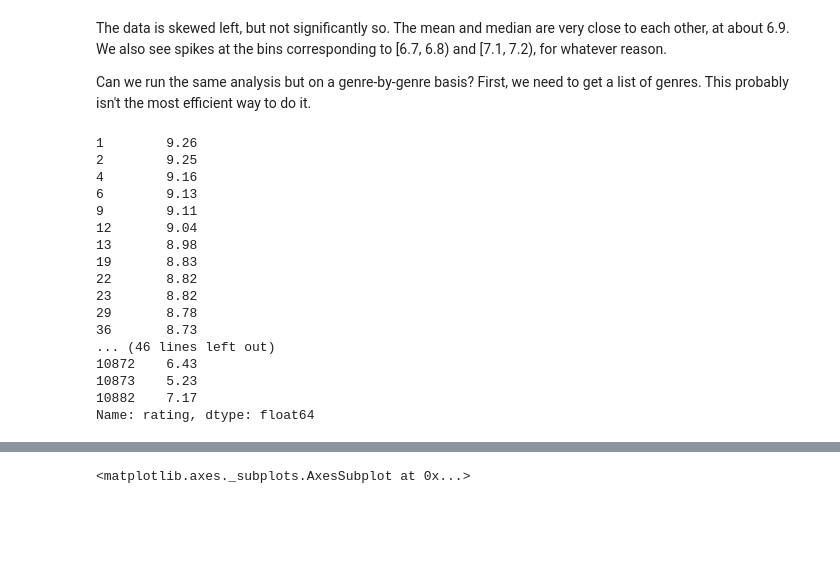
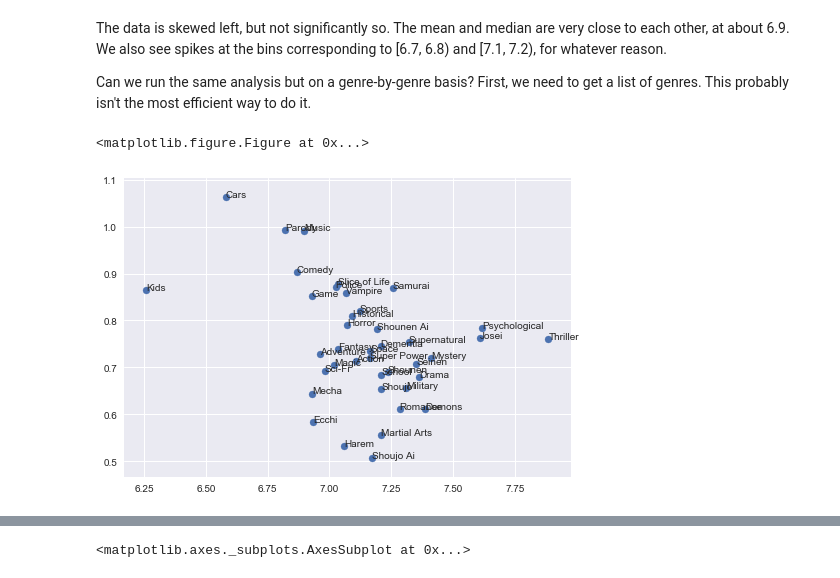
Before and after one commit to vishaalprasad/AnimeRecommendation, a Jupyter notebook: exploration.ipynb, the cells around one changed output, grey strips where cells are left out. Cells and saved outputs as stored; diff of their text form; code cells hidden in the pictures; blank space fills up the shorter version.

```diff
--- a/exploration.ipynb
+++ b/exploration.ipynb
@@ -102,27 +102,25 @@ genres = anime.genre.apply(lambda x: str(x).split(","))
 genres2 = genres.apply(pd.Series)
 all_genres = []
 for i in range(len(genres2.columns)):
+    genres2[i] = genres2[i].str.strip()
     all_genres += map(lambda s: str(s).strip(), list(genres2[i].unique()))
 all_genres = list(np.unique(all_genres))
 all_genres.remove('nan')
-# %%
-for genre in all_genres:
-    ratings = anime.rating[genres.map(lambda x: 'Action' in x)]
-# %% [output]
-1        9.26
-2        9.25
-4        9.16
-6        9.13
-9        9.11
-12       9.04
-13       8.98
-19       8.83
-22       8.82
-23       8.82
-29       8.78
-36       8.73
-... (46 lines left out)
-10872    6.43
-10873    5.23
-10882    7.17
-Name: rating, dtype: float64
+# %%
+stats = []
+for genre in all_genres:
+    ratings = anime.rating[(genres2[0:] == genre).any(axis=1)]
+    stats.append([ratings.mean(), ratings.std()])
+# %%
+fig, ax = plt.subplots()
+
+x = np.array(stats)[:,0]
+y = np.array(stats)[:,1]
+
+plt.scatter(x, y)
+
+for i, txt in enumerate(all_genres):
+    ax.annotate(txt, (x[i],y[i]))
+# %% [output]
+<matplotlib.figure.Figure at 0x...>
+[figure, added]
```
Also changed, not shown: parts of 3 cells of this notebook.
